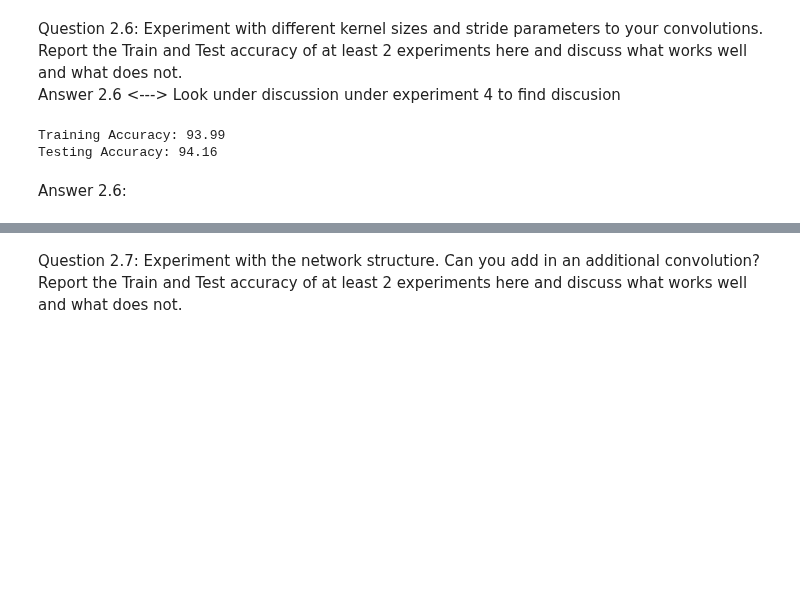
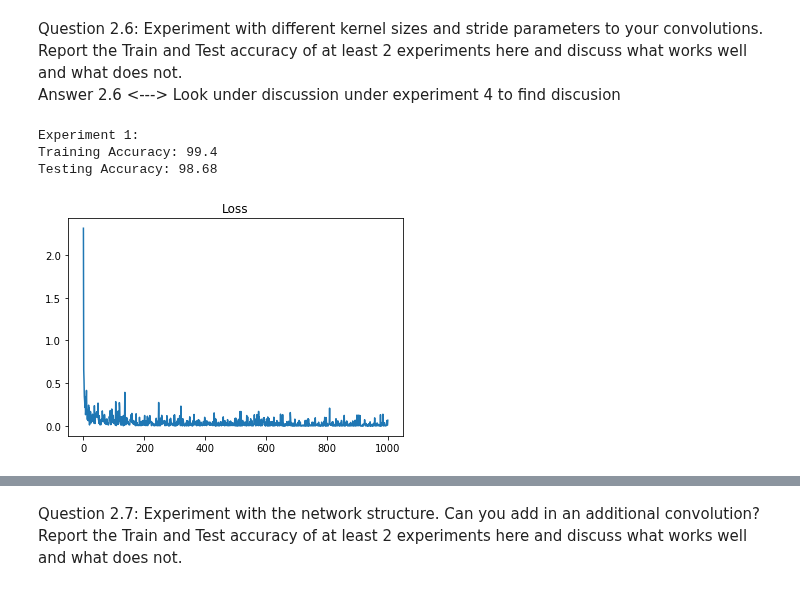
Before and after one commit to Azwadd/CS_59866, a Jupyter notebook: Homeworks/Homework 4/HW04.ipynb, the cells around one changed output, grey strips where cells are left out. Saved outputs shown, nothing was run; the diff lists cells and outputs as text; code cells hidden in the pictures; blank space fills up the shorter version.

```diff
--- a/Homeworks/Homework 4/HW04.ipynb
+++ b/Homeworks/Homework 4/HW04.ipynb
@@ -725,59 +734,59 @@ This is difference is expected because the the CNN vs NN models create their own
 # %% [markdown]
 Question 2.6: Experiment with different kernel sizes and stride parameters to your convolutions. Report the Train and Test accuracy of at least 2 experiments here and discuss what works well and what does not.
 Answer 2.6 <---> Look under discussion under experiment 4 to find discusion
-# %%
-# Experiment 1 - We will experiment making the kernel size bigger, in this case we will try a kernel size of 6 instead of 5
-cnn_1 = SimpleConvNetModel(linear_size=180, kernel_size=6)
-train(cnn_1, 100, train_loader, 1, torch.optim.Adam(cnn_1.parameters(), lr=1e-3), F.nll_loss)
-print("Training Accuracy:", classifier(cnn_1, train_loader))
-print("Testing Accuracy:", classifier(cnn_1, test_loader))
 # %%
-# Experiment 2 - We will experiment by making the stride=2 but keeping the kernel_size the same as the SimpleConvNetModel
-class CNN_2(nn.Module):
-    def __init__(self):
+# Experiment 1 - We will experiment making the kernel_size=6 instead of 5
+class CNN_1(nn.Module):
+    def __init__(self, kernel_size=[6, 6], stride_size=[1, 1], linear_size=180):
         super().__init__()
-        self.conv1 = nn.Conv2d(1, 10, kernel_size=5, stride=2)
-        self.conv2 = nn.Conv2d(10, 20, kernel_size=5, stride=2)
-        self.dense_layer = nn.Linear(20, 50)
+        self.kernel_size = kernel_size
+        self.stride_size = stride_size
+        self.linear_size = linear_size
+        self.conv1 = nn.Conv2d(1, 10, kernel_size=kernel_size[0], stride=stride_size[0])
+        self.conv2 = nn.Conv2d(10, 20, kernel_size=kernel_size[1], stride=stride_size[1])
+        self.dense_layer = nn.Linear(linear_size, 50)
         self.output_layer = nn.Linear(50, num_classes)
 
     def forward(self, x):
 
         # First convolutional layer.
         z1 = self.conv1(x)
         # Apply max pooling to convolution.
         z1_pooled = F.max_pool2d(z1, 2)
-
         # Apply ReLu to pooled convolution.
         a1 = F.relu(z1_pooled)
 
         # Second convolutional layer
         z2 = self.conv2(a1)
         # Apply max pooling to convolution.
-        #z2_pooled = F.max_pool2d(z2, 2)
+        z2_pooled = F.max_pool2d(z2, 2)
         # Apply ReLu to pooled convolution
-        a2 = F.relu(z2)
+        a2 = F.relu(z2_pooled)
         # View as 1-dimensional vector:
-        a2 = a2.view(-1, 20)
+        a2 = a2.view(-1, self.linear_size)
 
         # Dense linear layer
         z3_hidden = self.dense_layer(a2)
         # Apply ReLu to linear layer.
         a3 = F.relu(z3_hidden)
         # Run dropout in training to help prevent overfitting
         a3_dropout = F.dropout(a3, training=self.training)
 
         # Run through linear output layer.
         output = self.output_layer(a3_dropout)
         # Apply softmax to output layer:
         return F.log_softmax(output, dim=1)
 
-cnn2 = CNN_2()
-train(cnn2 1, train_loader, 100, torch.optim.Adam(cnn3.parameters(), lr=1e-2), F.nll_loss)
-print("Training Accuracy:", classifier(cnn2, train_loader))
-print("Testing Accuracy:", classifier(cnn2, test_loader))
+cnn_1 = CNN_1() # default is kernel size = 6, stride = 1, linear_size = 180 <-- this differntiates from
+loss = train(model=cnn_1, epochs=100, training_data=train_loader, minibatch_steps=100, optimizer=torch.optim.Adam(cnn_1.parameters(), lr=1e-3), loss_function=F.nll_loss)
+print("Experiment 1:")
+print("Training Accuracy:", classifier(cnn_1, train_loader))
+print("Testing Accuracy:", classifier(cnn_1, test_loader))
+plt.plot(loss)
+plt.title("Loss")
+plt.show()
 # %% [output]
-Training Accuracy: 93.99
-Testing Accuracy: 94.16
+Experiment 1:
+Training Accuracy: 99.4
+Testing Accuracy: 98.68
+[figure, added]
-# %% [markdown]
-Answer 2.6:
```
Also changed, not shown: parts of 23 cells of this notebook.
